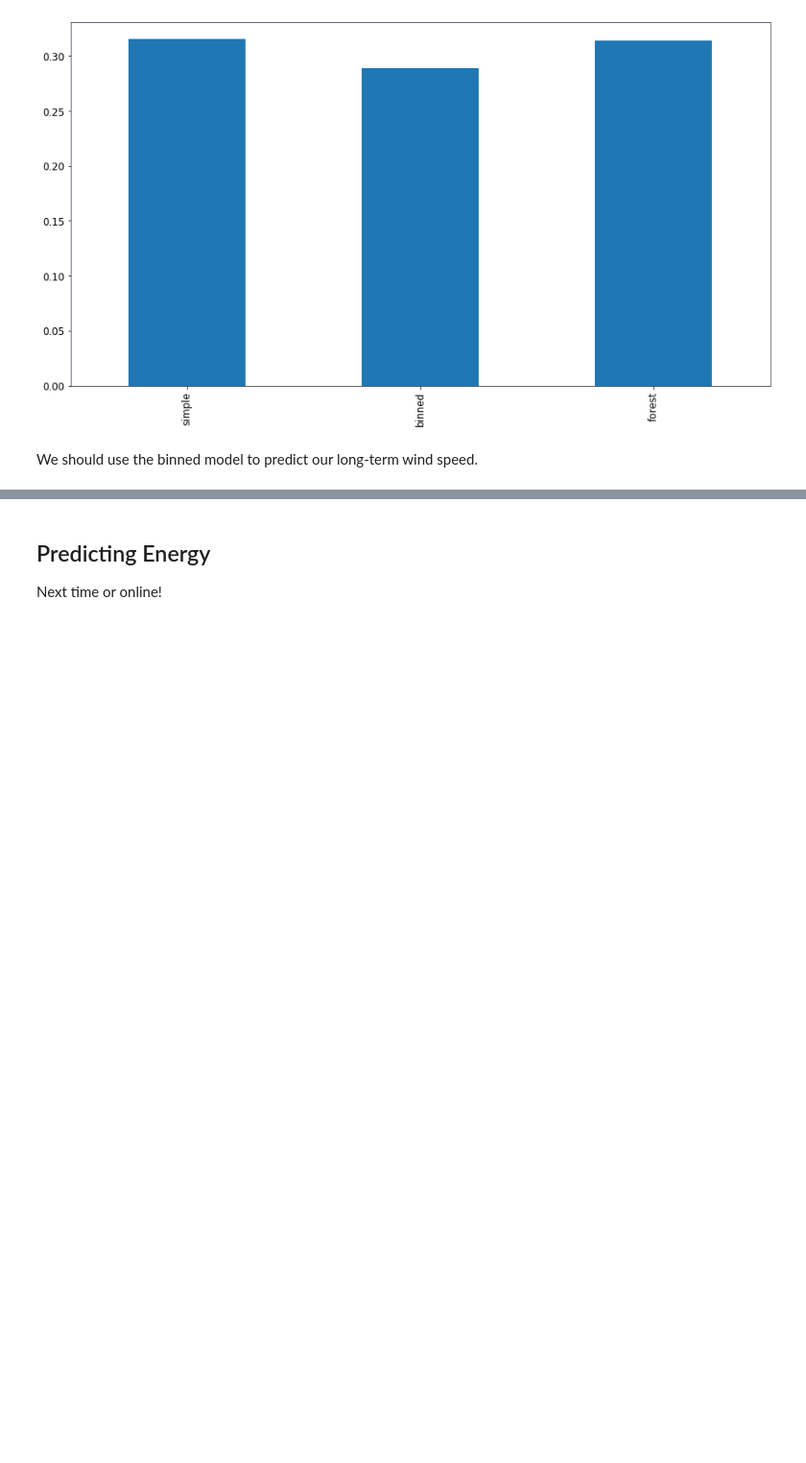
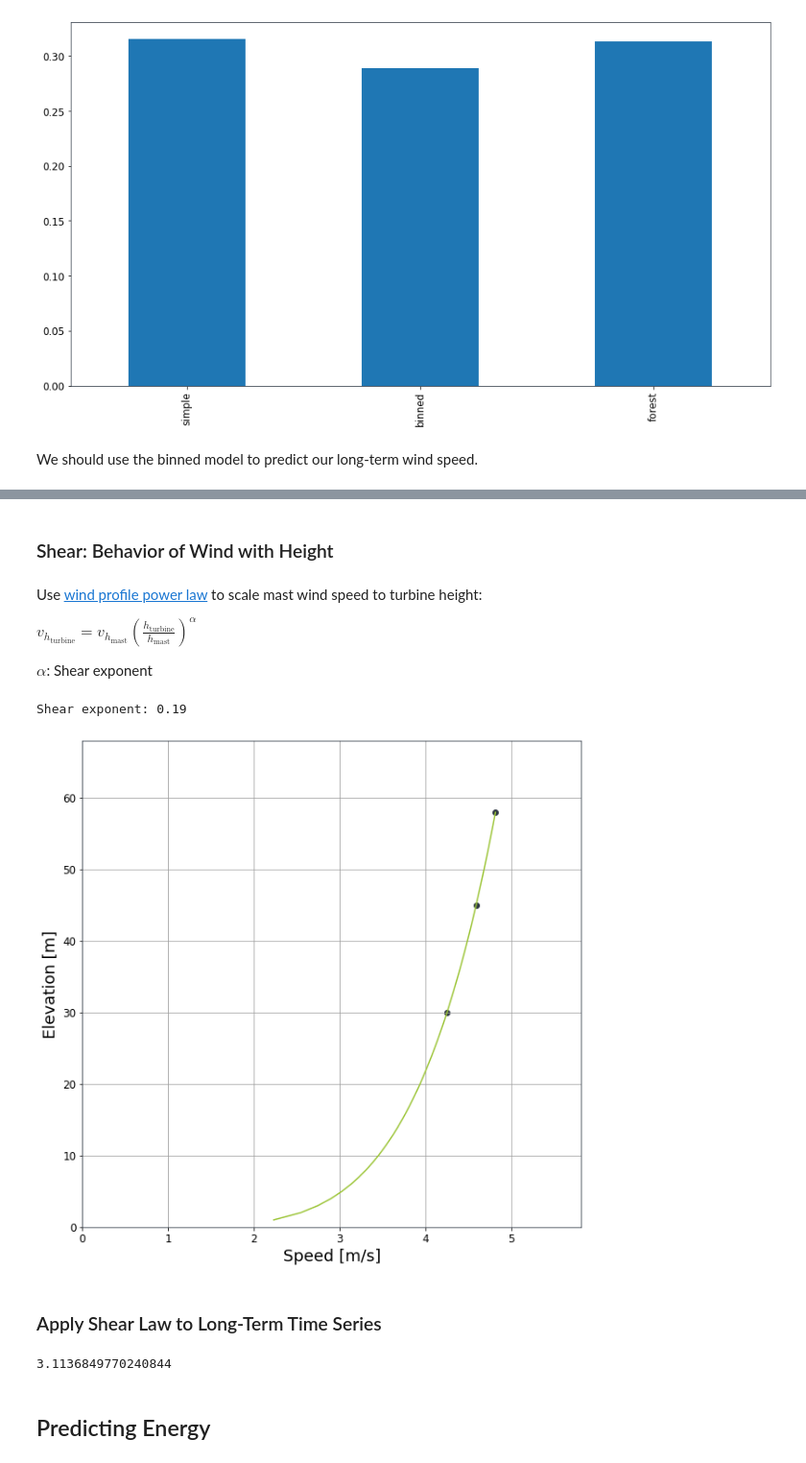
Before and after one commit to flrs/predicting_the_wind, a Jupyter notebook: presentation.ipynb, the cells around one changed output, grey strips where cells are left out. Shown at 96% size. Saved outputs shown, nothing was run; the diff lists cells and outputs as text; code cells hidden in the pictures; blank space fills up the shorter version.

```diff
--- a/presentation.ipynb
+++ b/presentation.ipynb
@@ -417,4 +682,30 @@ We should use the binned model to predict our long-term wind speed.
+# %% [markdown]
+### Shear: Behavior of Wind with Height
+# %% [markdown]
+Use [wind profile power law](https://en.wikipedia.org/wiki/Wind_profile_power_law) to scale mast wind speed to turbine height:
+
+$v_{h_\text{turbine}} = v_{h_\text{mast}} \left(\frac{h_\text{turbine}}{h_\text{mast}}\right)^\alpha$
+
+$\alpha$: Shear exponent
+# %%
+# Find shear exponent for mast data
+
+anemometer_heights = [30, 45, 58]
+average_shear = bw.Shear.Average(data[anemometers], anemometer_heights)
+print('Shear exponent: {:.3}'.format(average_shear.alpha))
+# %% [output]
+Shear exponent: 0.19
+[figure, added]
+# %% [markdown]
+### Apply Shear Law to Long-Term Time Series
+# %%
+h_turbine = 100.0 + 119.0
+h_mast = 80.0 + 58.0
+
+lt_mean_speed_at_turbine = lt_mean_speed_at_mast*(h_turbine/h_mast)**average_shear.alpha
+
+print(lt_mean_speed_at_turbine)
+# %% [output]
+3.1136849770240844
 # %% [markdown]
 ## Predicting Energy
-
-Next time or online!
```
Also changed, not shown: parts of 67 cells of this notebook, 2 other files.
